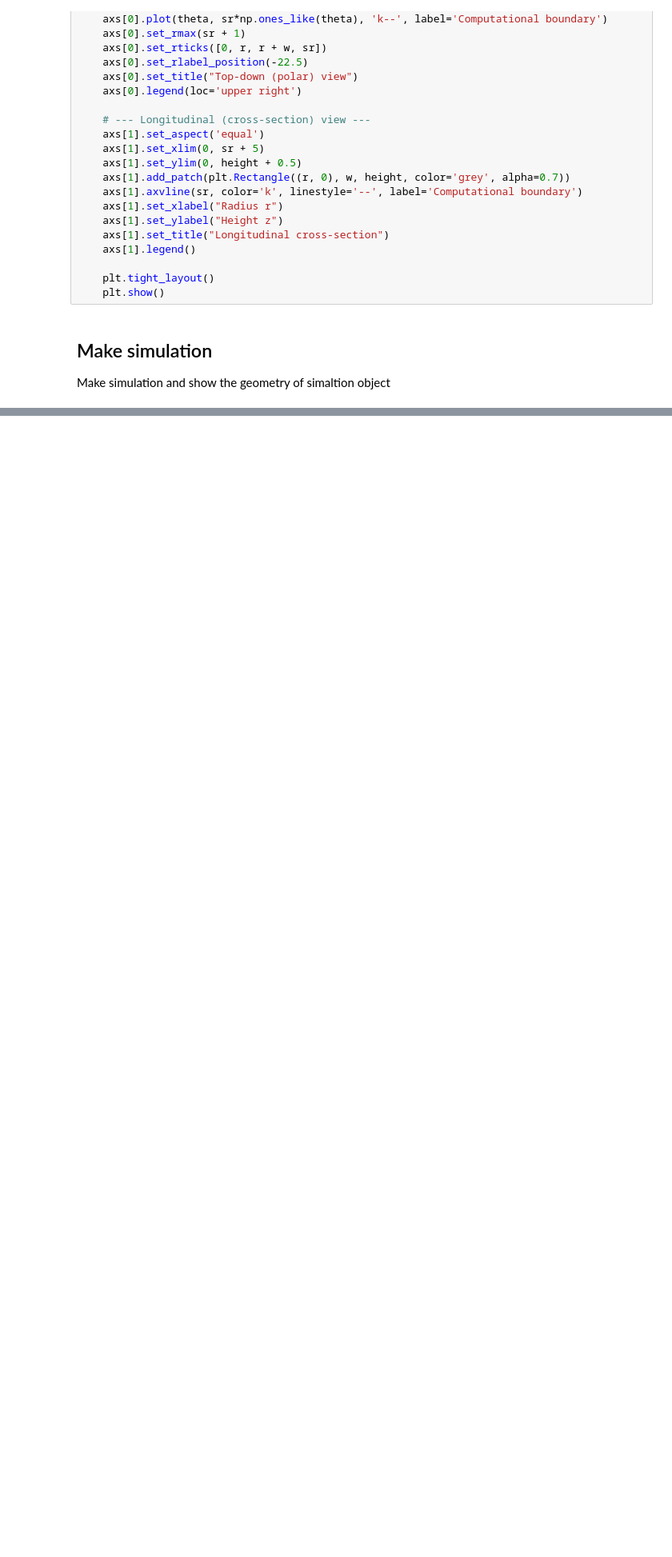
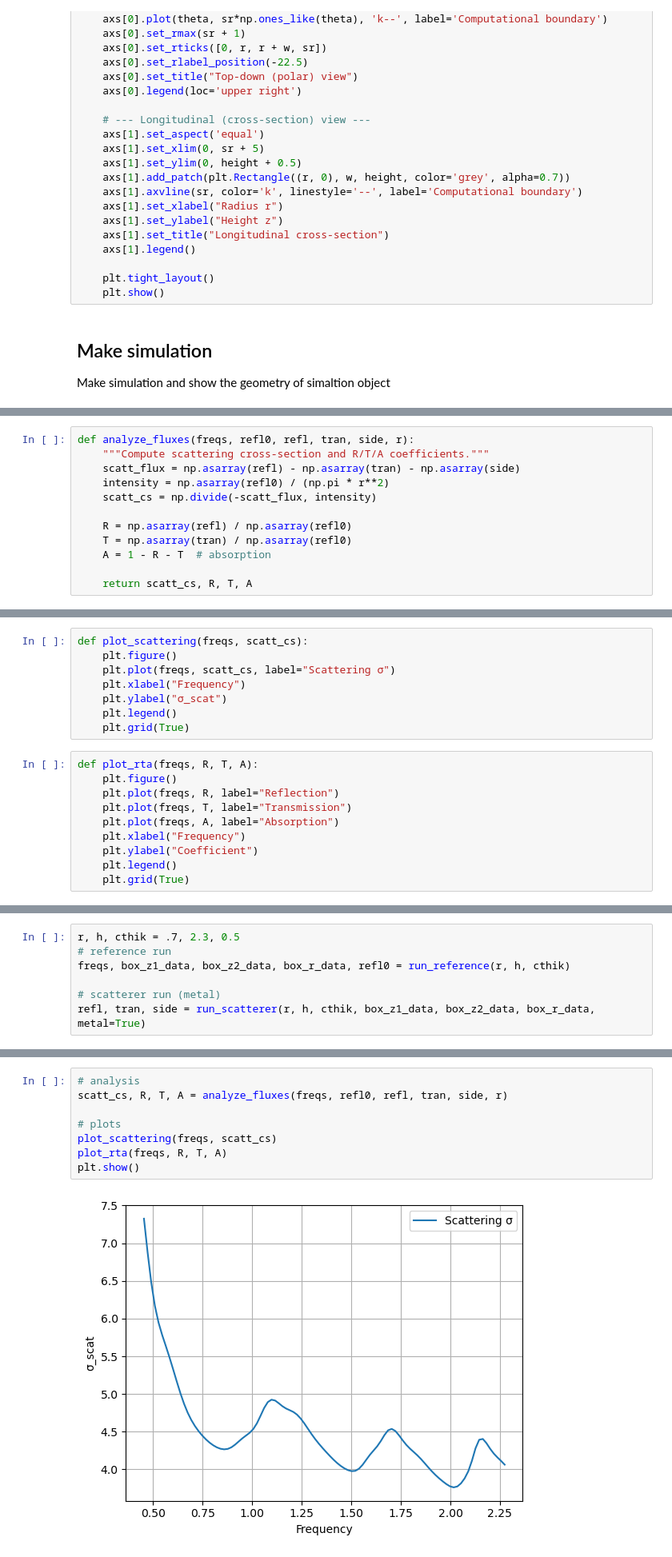
Before and after one commit to asiaat/meep, a Jupyter notebook: python/examples/horn-antenna/cyl_cross_sec_modules.ipynb, the cells around one changed output, grey strips where cells are left out. Shown at 80% size. Cells and saved outputs as stored; diff of their text form; blank space fills up the shorter version.

```diff
--- a/python/examples/horn-antenna/cyl_cross_sec_modules.ipynb
+++ b/python/examples/horn-antenna/cyl_cross_sec_modules.ipynb
@@ -148,0 +187,12 @@ plot_ring_schematic(r, w, sr, height=h)
+# %%
+def analyze_fluxes(freqs, refl0, refl, tran, side, r):
+    """Compute scattering cross-section and R/T/A coefficients."""
+    scatt_flux = np.asarray(refl) - np.asarray(tran) - np.asarray(side)
+    intensity = np.asarray(refl0) / (np.pi * r**2)
+    scatt_cs = np.divide(-scatt_flux, intensity)
+
+    R = np.asarray(refl) / np.asarray(refl0)
+    T = np.asarray(tran) / np.asarray(refl0)
+    A = 1 - R - T  # absorption
+
+    return scatt_cs, R, T, A
@@ -148,0 +201,18 @@ plot_ring_schematic(r, w, sr, height=h)
+# %%
+def plot_scattering(freqs, scatt_cs):
+    plt.figure()
+    plt.plot(freqs, scatt_cs, label="Scattering σ")
+    plt.xlabel("Frequency")
+    plt.ylabel("σ_scat")
+    plt.legend()
+    plt.grid(True)
+# %%
+def plot_rta(freqs, R, T, A):
+    plt.figure()
+    plt.plot(freqs, R, label="Reflection")
+    plt.plot(freqs, T, label="Transmission")
+    plt.plot(freqs, A, label="Absorption")
+    plt.xlabel("Frequency")
+    plt.ylabel("Coefficient")
+    plt.legend()
+    plt.grid(True)
@@ -148,0 +221,7 @@ plot_ring_schematic(r, w, sr, height=h)
+# %%
+r, h, cthik = .7, 2.3, 0.5
+# reference run
+freqs, box_z1_data, box_z2_data, box_r_data, refl0 = run_reference(r, h, cthik)
+
+# scatterer run (metal)
+refl, tran, side = run_scatterer(r, h, cthik, box_z1_data, box_z2_data, box_r_data, metal=True)
@@ -148,0 +255,10 @@ plot_ring_schematic(r, w, sr, height=h)
+# %%
+# analysis
+scatt_cs, R, T, A = analyze_fluxes(freqs, refl0, refl, tran, side, r)
+
+# plots
+plot_scattering(freqs, scatt_cs)
+plot_rta(freqs, R, T, A)
+plt.show()
+# %% [output]
+[figure, added]
```
Also changed, not shown: parts of 17 cells of this notebook, 2 other files.
